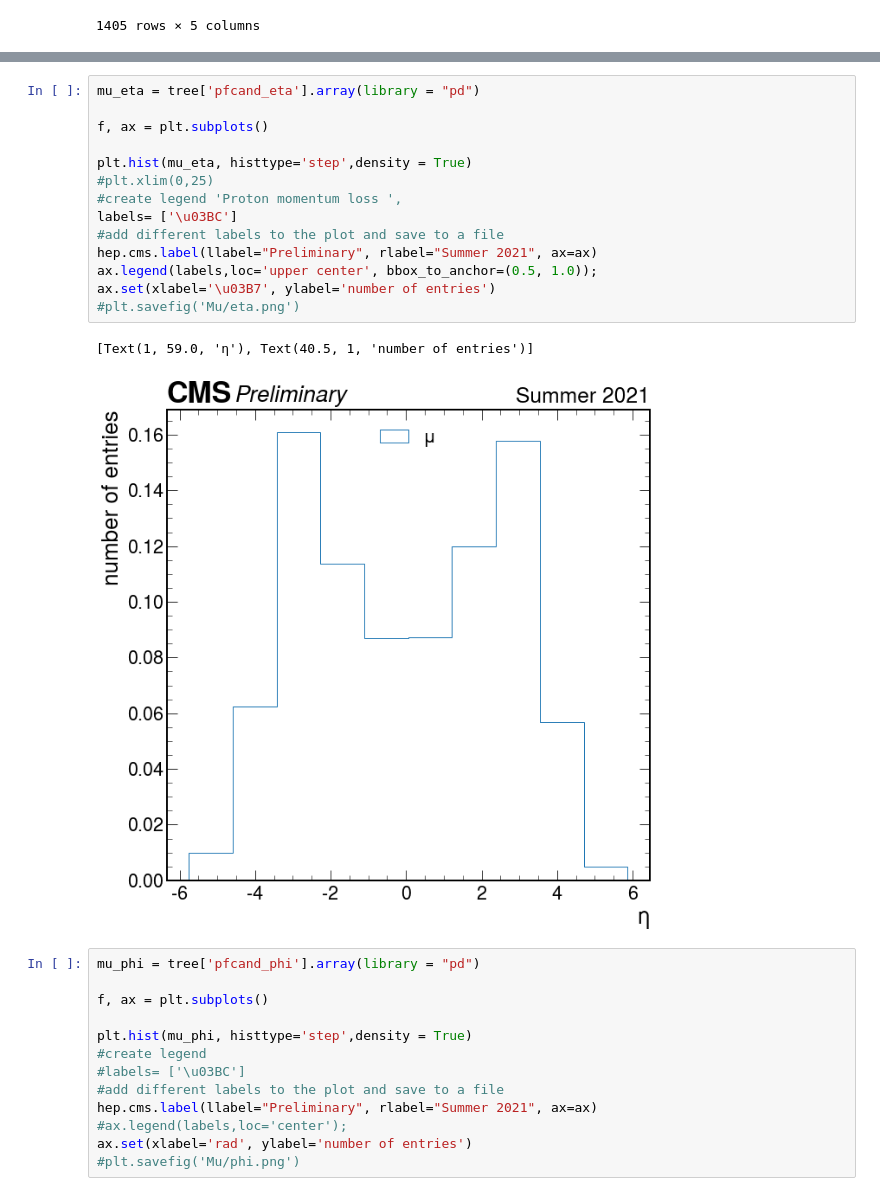
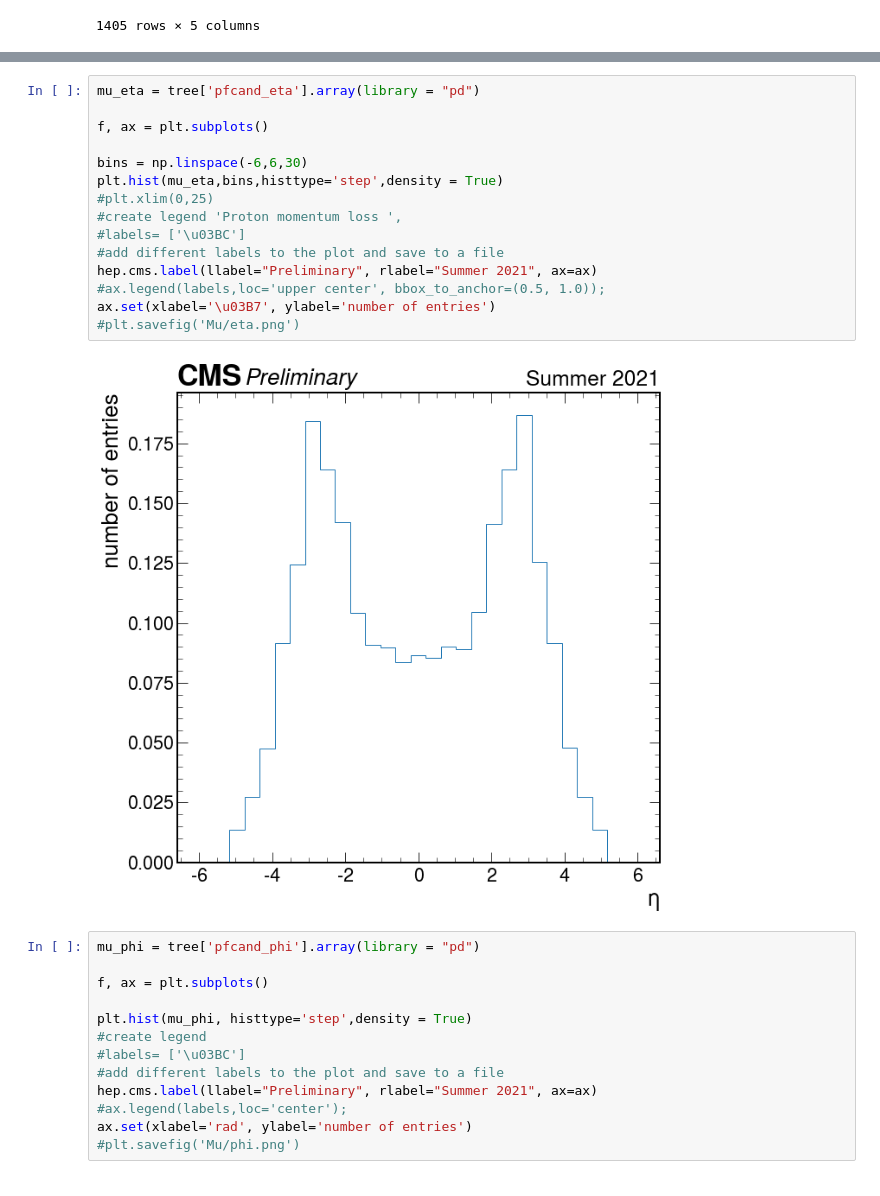
Before and after one commit to jloemker/SWAN, a Jupyter notebook: Exploration-notebook.ipynb, the cells around one changed output, grey strips where cells are left out. Saved outputs shown, nothing was run; the diff lists cells and outputs as text.

```diff
--- a/Exploration-notebook.ipynb
+++ b/Exploration-notebook.ipynb
@@ -258,20 +276,20 @@ plt.savefig('Mu/pt_full_log.png')
 # %%
 mu_eta = tree['pfcand_eta'].array(library = "pd")
 
 f, ax = plt.subplots()
 
-plt.hist(mu_eta, histtype='step',density = True)
+bins = np.linspace(-6,6,30)
+plt.hist(mu_eta,bins,histtype='step',density = True)
 #plt.xlim(0,25)
 #create legend 'Proton momentum loss ',
-labels= ['\u03BC']
+#labels= ['\u03BC']
 #add different labels to the plot and save to a file
 hep.cms.label(llabel="Preliminary", rlabel="Summer 2021", ax=ax)
-ax.legend(labels,loc='upper center', bbox_to_anchor=(0.5, 1.0));
+#ax.legend(labels,loc='upper center', bbox_to_anchor=(0.5, 1.0));
 ax.set(xlabel='\u03B7', ylabel='number of entries')
 #plt.savefig('Mu/eta.png')
 # %% [output]
-[Text(1, 59.0, 'η'), Text(40.5, 1, 'number of entries')]
-[figure, old version]
+[figure, new version]
 # %%
 mu_phi = tree['pfcand_phi'].array(library = "pd")
 
```
Also changed, not shown: parts of 5 cells of this notebook, 1 other file.
